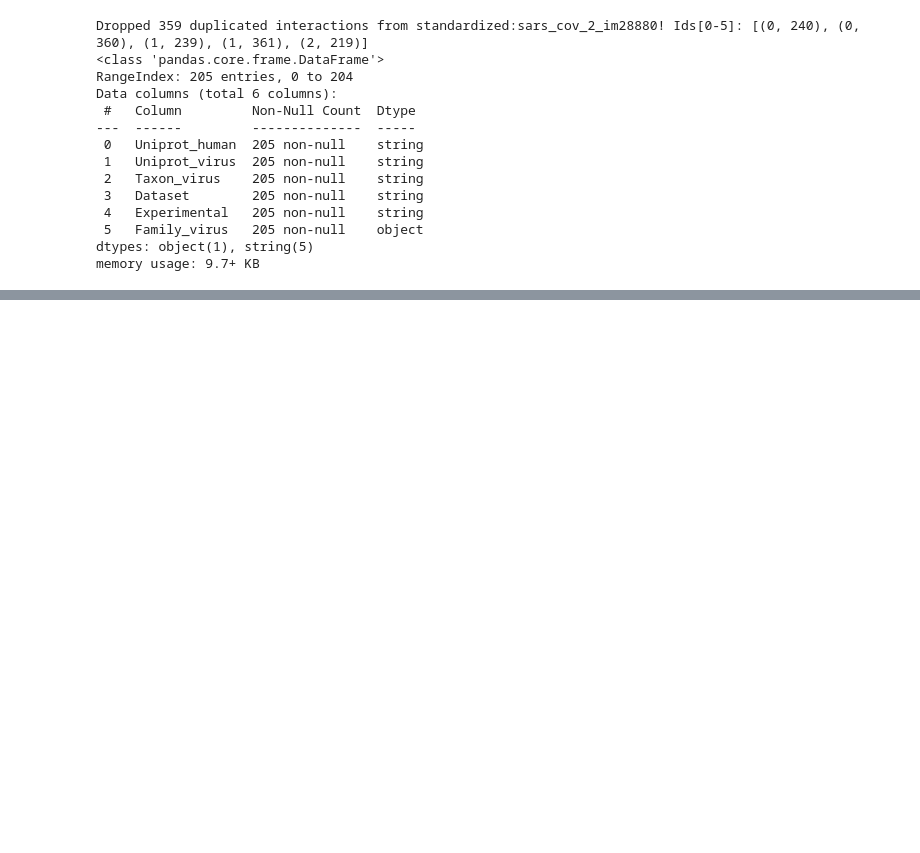
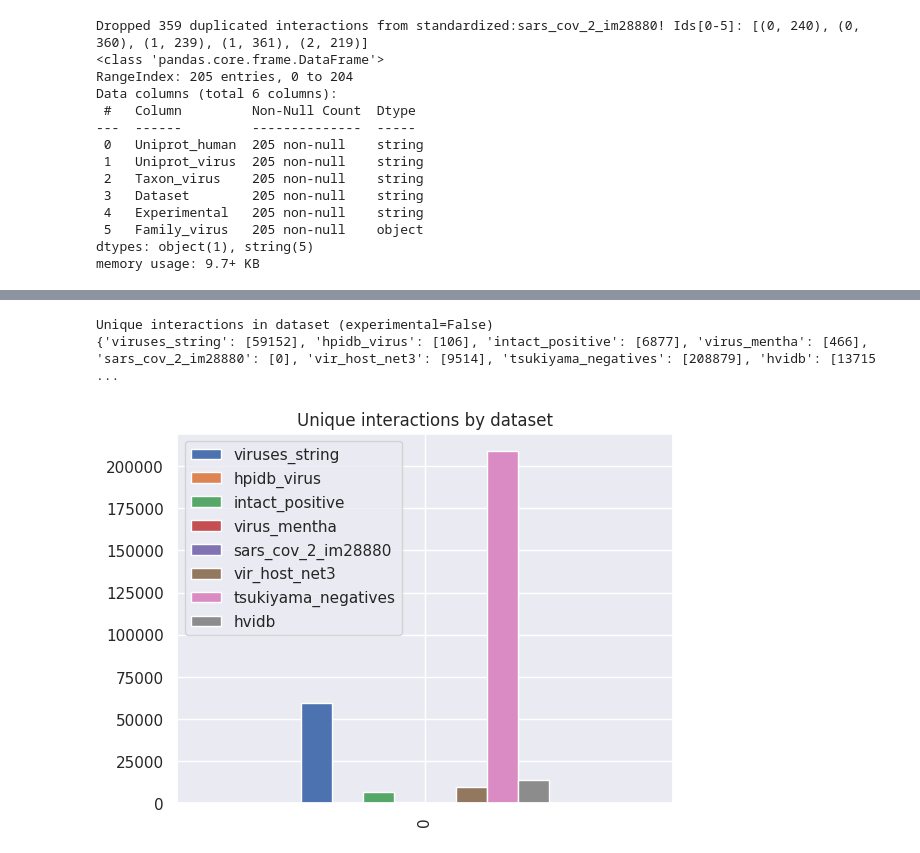
Before and after one commit to SebieF/hvi_toolkit, a Jupyter notebook: hvi_datasets/merge_datasets.ipynb, the cells around one changed output, grey strips where cells are left out. Cells and saved outputs as stored; diff of their text form; code cells hidden in the pictures; blank space fills up the shorter version.

Commit message:
Adding merged_dataset.zip
Contains only positives, positives and negatives (complete) standardized datasets and an associated fasta file

```diff
--- a/hvi_datasets/merge_datasets.ipynb
+++ b/hvi_datasets/merge_datasets.ipynb
@@ -177,0 +184,4 @@ merged_dataset_positives.store(file_path="merged_dataset/merged_dataset_positive
+# %%
+tsukiyama_negatives = DatasetTsukiyamaNegatives(file_path="raw_data/negatives/negative_samples.csv", fasta_file="raw_data/negatives/tsukiyama_negatives_with_taxon.fasta")
+tsukiyama_negatives_std = tsukiyama_negatives.to_standardized_dataset(taxonomy=taxonomy)
+tsukiyama_negatives_std.data_frame.info()
@@ -177,0 +205,3 @@ merged_dataset_positives.store(file_path="merged_dataset/merged_dataset_positive
+# %%
+merged_dataset_complete = merged_dataset_positives.merge_with_standardized_dataset(tsukiyama_negatives_std)
+merged_dataset_complete.data_frame.info()
@@ -177,0 +223,6 @@ merged_dataset_positives.store(file_path="merged_dataset/merged_dataset_positive
+# %%
+merged_dataset_complete.plot_uniques_by_datasets()
+# %% [output]
+Unique interactions in dataset (experimental=False)
+{'viruses_string': [59152], 'hpidb_virus': [106], 'intact_positive': [6877], 'virus_mentha': [466], 'sars_cov_2_im28880': [0], 'vir_host_net3': [9514], 'tsukiyama_negatives': [208879], 'hvidb': [13715 ...
+[figure, added]
```
Also changed, not shown: parts of 8 cells of this notebook, 2 other files.
